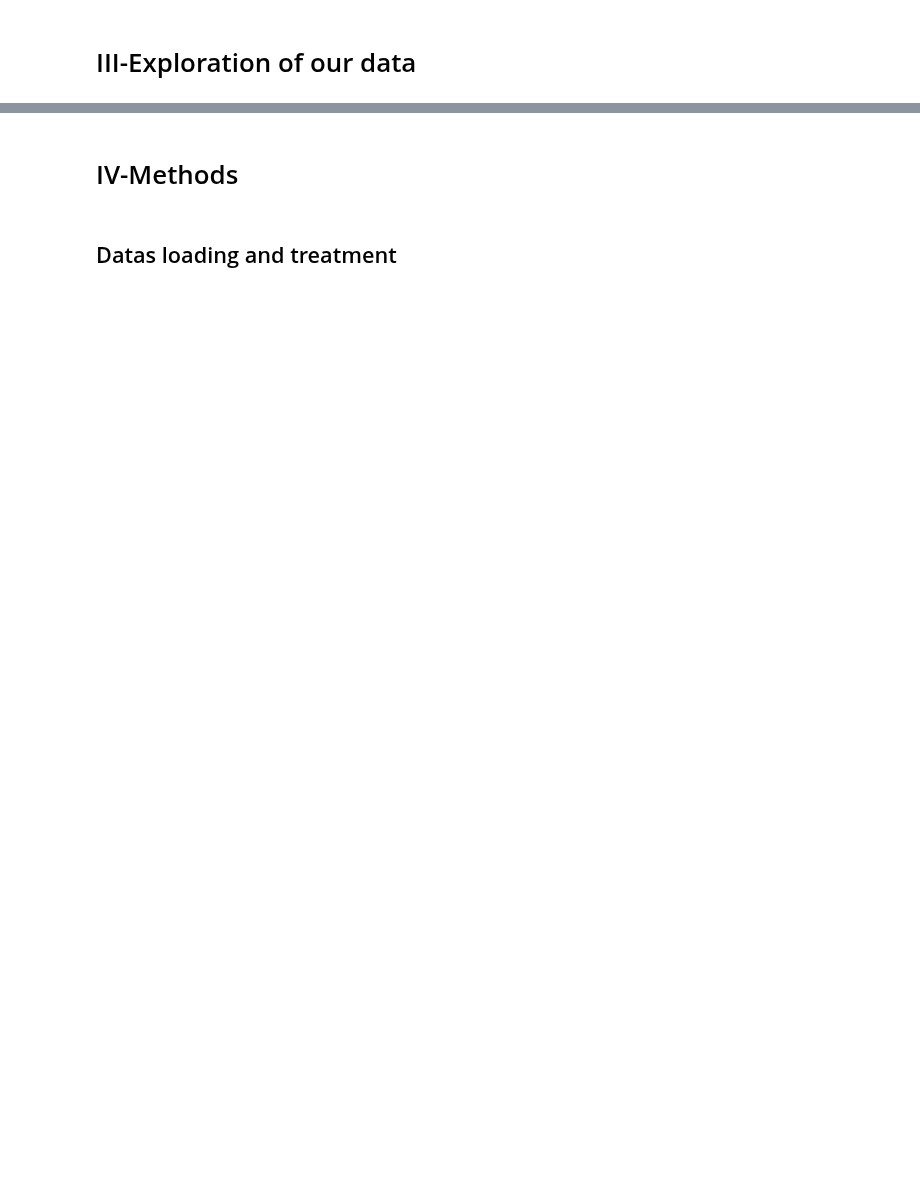
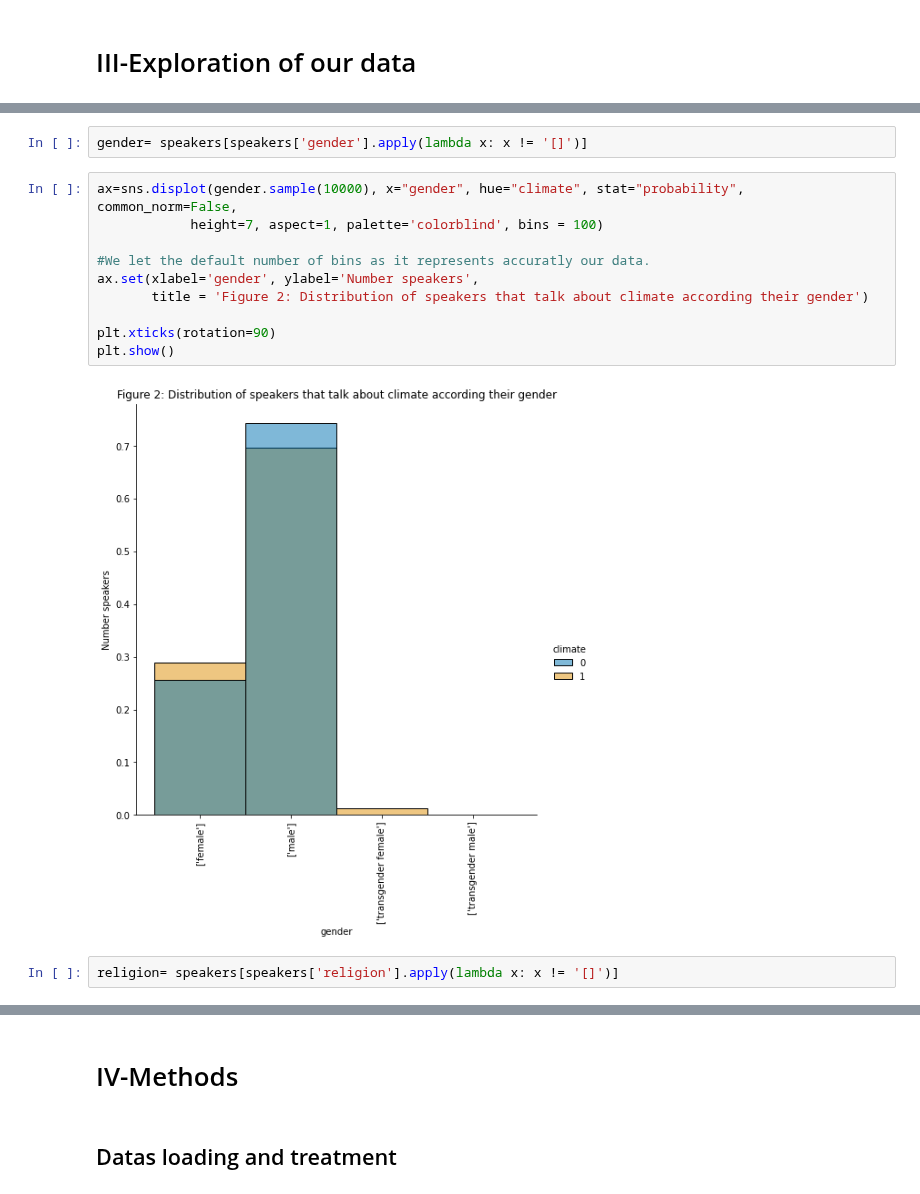
Before and after one commit to epfl-ada/ada-2021-project-avada-kedavra, a Jupyter notebook: da.ipynb, the cells around one changed output, grey strips where cells are left out. Saved outputs shown, nothing was run; the diff lists cells and outputs as text; blank space fills up the shorter version.

```diff
--- a/da.ipynb
+++ b/da.ipynb
@@ -403,0 +483,16 @@ sns.pairplot(lalonde_data)
+# %%
+gender= speakers[speakers['gender'].apply(lambda x: x != '[]')]
+# %%
+ax=sns.displot(gender.sample(10000), x="gender", hue="climate", stat="probability", common_norm=False,
+            height=7, aspect=1, palette='colorblind', bins = 100)
+
+#We let the default number of bins as it represents accuratly our data.
+ax.set(xlabel='gender', ylabel='Number speakers',
+       title = 'Figure 2: Distribution of speakers that talk about climate according their gender')
+
+plt.xticks(rotation=90)
+plt.show()
+# %% [output]
+[figure, added]
+# %%
+religion= speakers[speakers['religion'].apply(lambda x: x != '[]')]
```
Also changed, not shown: parts of 130 cells of this notebook, 1 other file.
